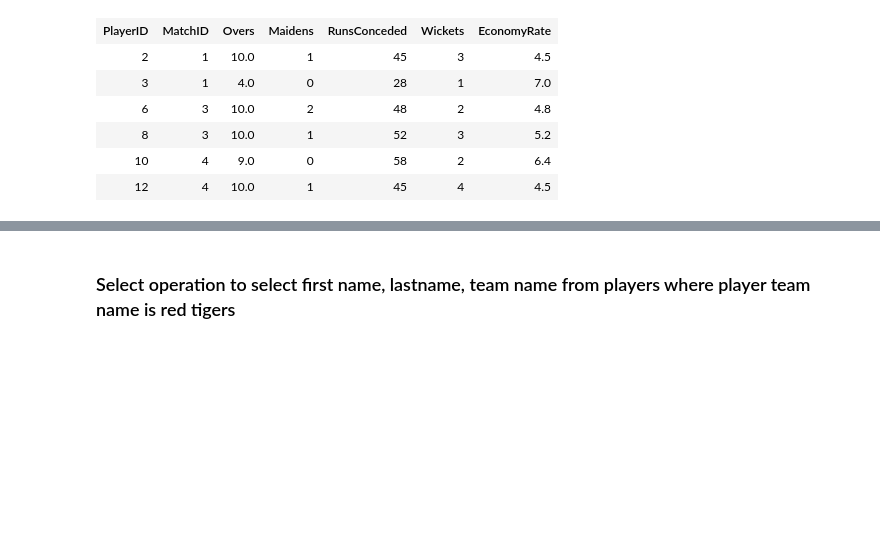
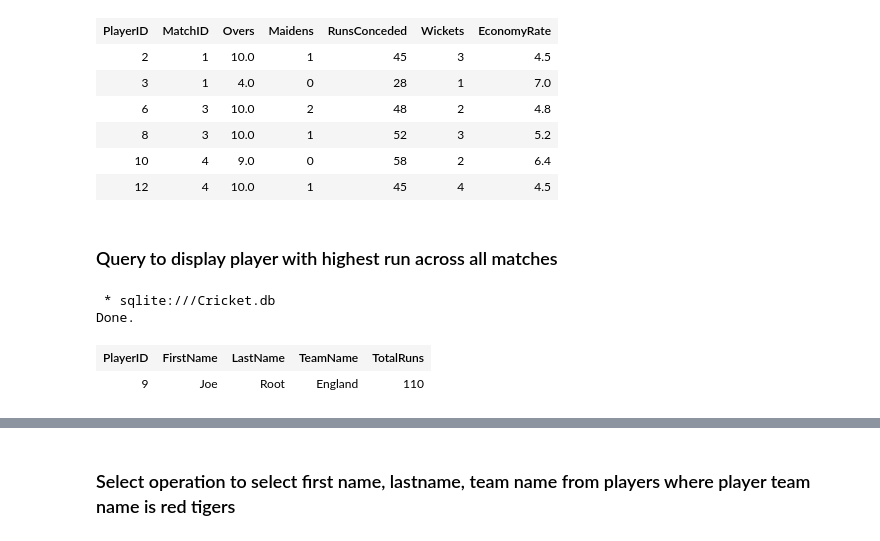
Before and after one commit to swarrup17/InternSQL, a Jupyter notebook: sqlpractice.ipynb, the cells around one changed output, grey strips where cells are left out. Drawn from its saved outputs; the diff is of its cells as text; code cells hidden in the pictures; blank space fills up the shorter version.

```diff
--- a/sqlpractice.ipynb
+++ b/sqlpractice.ipynb
@@ -596,3 +610,19 @@ Done.
 | 8 | 3 | 10.0 | 1 | 52 | 3 | 5.2 |
 | 10 | 4 | 9.0 | 0 | 58 | 2 | 6.4 |
 | 12 | 4 | 10.0 | 1 | 45 | 4 | 4.5 |
+# %% [markdown]
+### Query to display player with highest run across all matches
+# %%
+%%sql
+SELECT p.PlayerID, p.FirstName, p.LastName, t.TeamName, SUM(b.Runs) AS TotalRuns
+FROM BattingStats b
+JOIN Players p ON b.PlayerID = p.PlayerID
+LEFT JOIN Teams t ON p.TeamID = t.TeamID
+GROUP BY p.PlayerID
+ORDER BY TotalRuns DESC
+LIMIT 1;
+# %% [output]
+ * sqlite:///Cricket.db
+Done.
+| PlayerID | FirstName | LastName | TeamName | TotalRuns |
+| 9 | Joe | Root | England | 110 |
```
Also changed, not shown: parts of 4 cells of this notebook, 2 other files.
